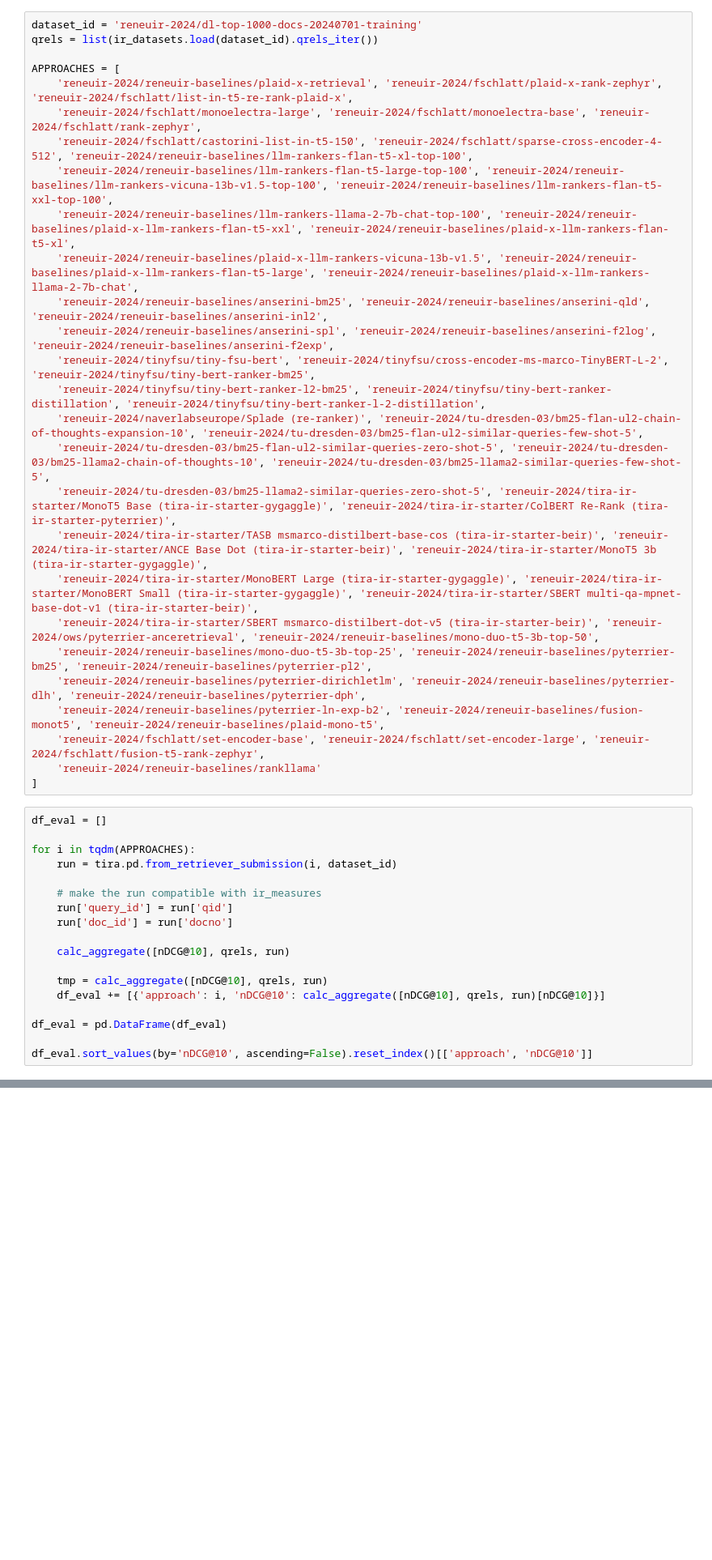
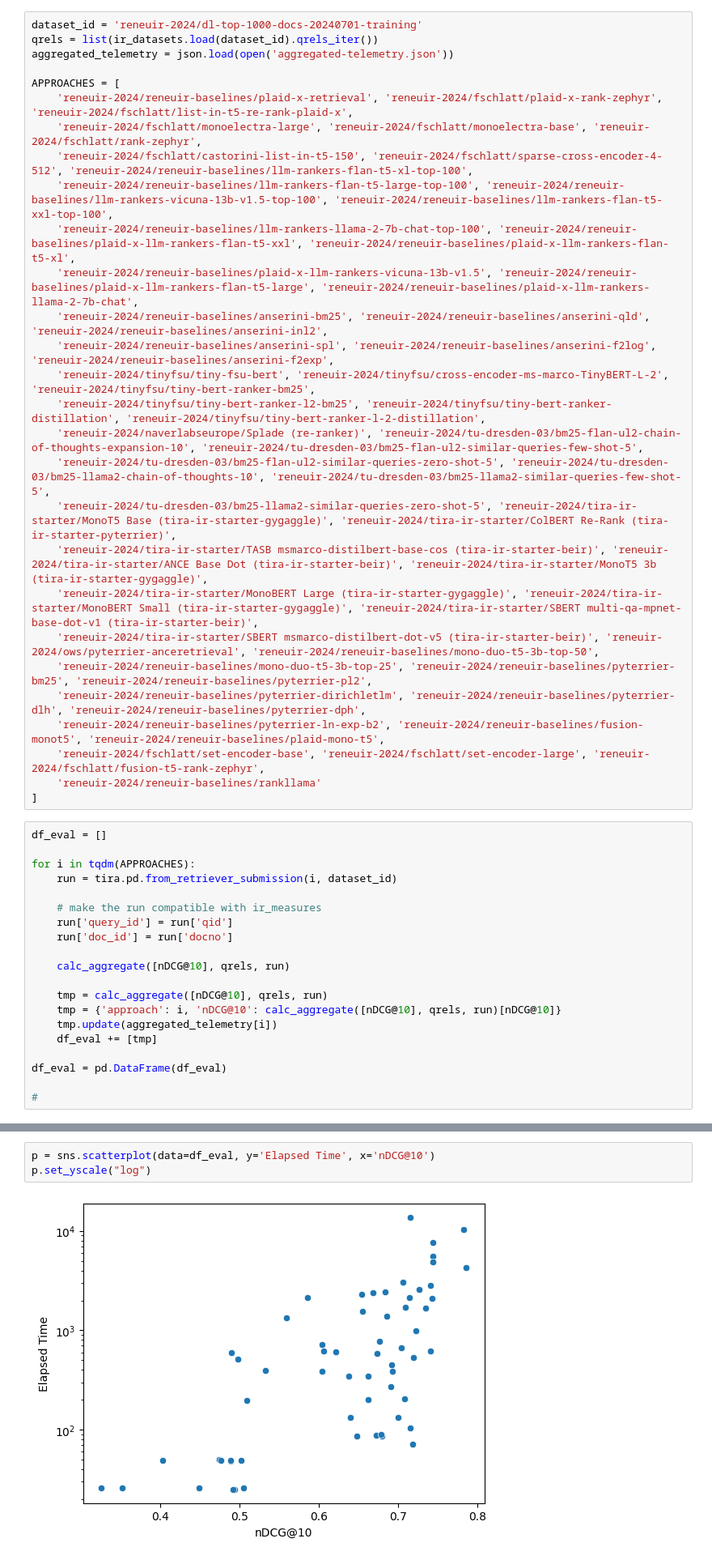
Before and after one commit to reneuir/reneuir-code, a Jupyter notebook: sigir24/post-hoc-notebooks/analysis-in-progress.ipynb, the cells around one changed output, grey strips where cells are left out. Shown at 81% size. Drawn from its saved outputs; the diff is of its cells as text; blank space fills up the shorter version.

```diff
--- a/sigir24/post-hoc-notebooks/analysis-in-progress.ipynb
+++ b/sigir24/post-hoc-notebooks/analysis-in-progress.ipynb
@@ -35,6 +37,7 @@ tira = Client()
 # %%
 dataset_id = 'reneuir-2024/dl-top-1000-docs-20240701-training'
 qrels = list(ir_datasets.load(dataset_id).qrels_iter())
+aggregated_telemetry = json.load(open('aggregated-telemetry.json'))
 
 APPROACHES = [
     'reneuir-2024/reneuir-baselines/plaid-x-retrieval', 'reneuir-2024/fschlatt/plaid-x-rank-zephyr', 'reneuir-2024/fschlatt/list-in-t5-re-rank-plaid-x',
@@ -72,8 +75,10 @@ for i in tqdm(APPROACHES):
     calc_aggregate([nDCG@10], qrels, run)
 
     tmp = calc_aggregate([nDCG@10], qrels, run)
-    df_eval += [{'approach': i, 'nDCG@10': calc_aggregate([nDCG@10], qrels, run)[nDCG@10]}]
+    tmp = {'approach': i, 'nDCG@10': calc_aggregate([nDCG@10], qrels, run)[nDCG@10]}
+    tmp.update(aggregated_telemetry[i])
+    df_eval += [tmp]
 
 df_eval = pd.DataFrame(df_eval)
 
-df_eval.sort_values(by='nDCG@10', ascending=False).reset_index()[['approach', 'nDCG@10']]
+#
@@ -138,0 +125,5 @@ df.sort_values('Elapsed Time')
+# %%
+p = sns.scatterplot(data=df_eval, y='Elapsed Time', x='nDCG@10')
+p.set_yscale("log")
+# %% [output]
+[figure, added]
```
Also changed, not shown: parts of 7 cells of this notebook.
